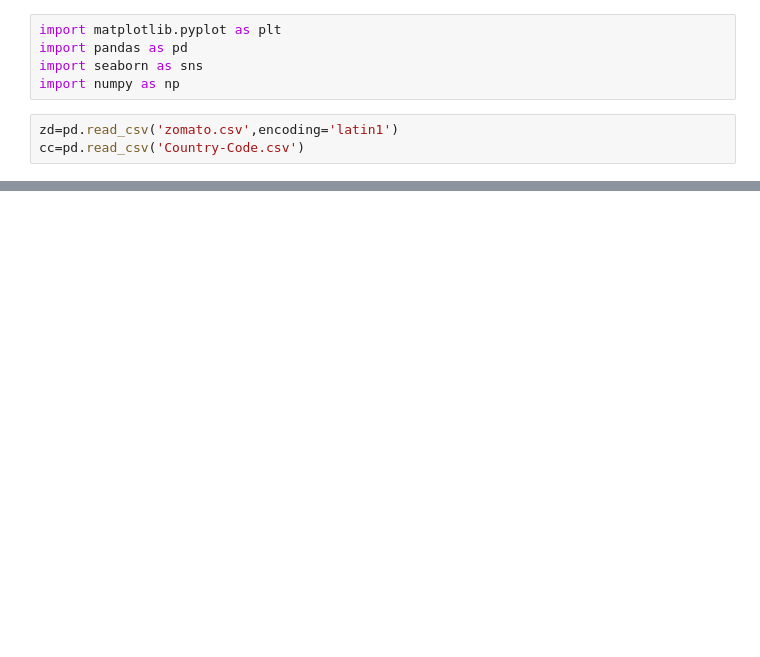
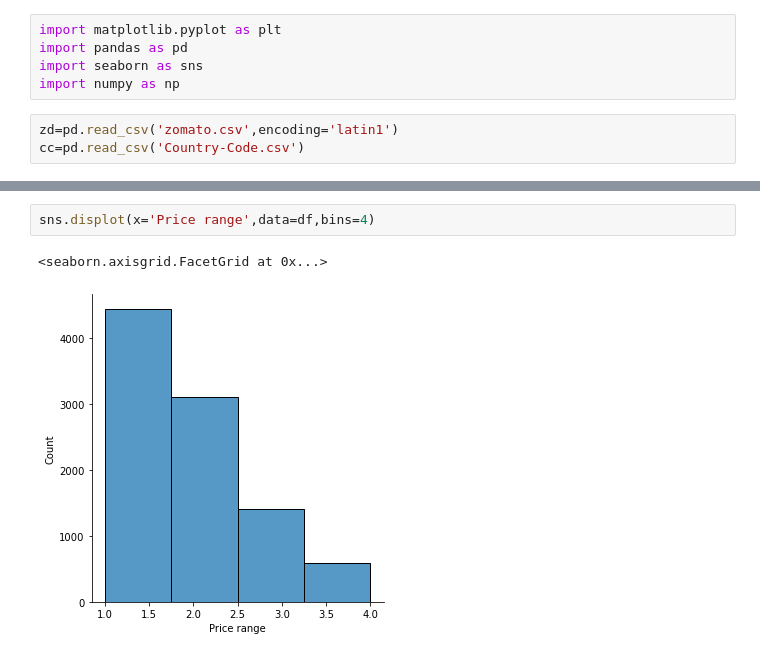
Before and after one commit to bhavesh-1995/fireblazework, a Jupyter notebook: fireblaze work/project/Zomato Project/Untitled.ipynb, the cells around one changed output, grey strips where cells are left out. Cells and saved outputs as stored; diff of their text form; blank space fills up the shorter version.

```diff
--- a/fireblaze work/project/Zomato Project/Untitled.ipynb
+++ b/fireblaze work/project/Zomato Project/Untitled.ipynb
@@ -53,0 +85,5 @@ Name: Country Code, Length: 9551, dtype: int64
+# %%
+sns.displot(x='Price range',data=df,bins=4)
+# %% [output]
+<seaborn.axisgrid.FacetGrid at 0x...>
+[figure, added]
```
Also changed, not shown: parts of 10 cells of this notebook, 3 other files.
